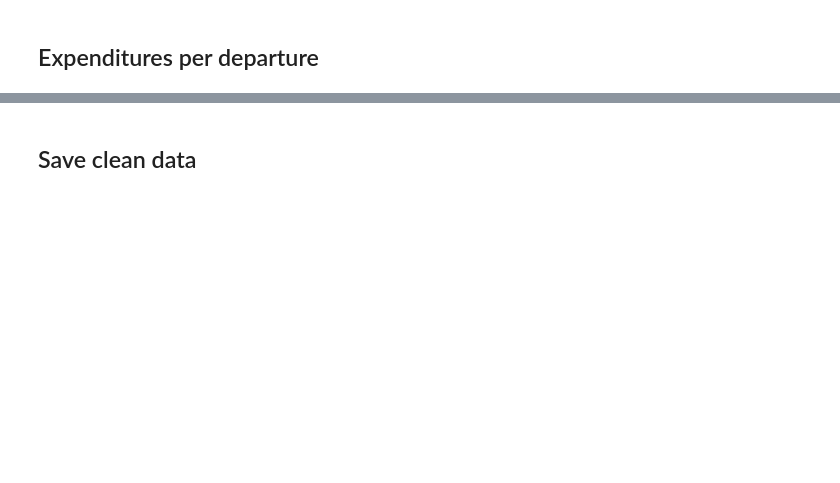
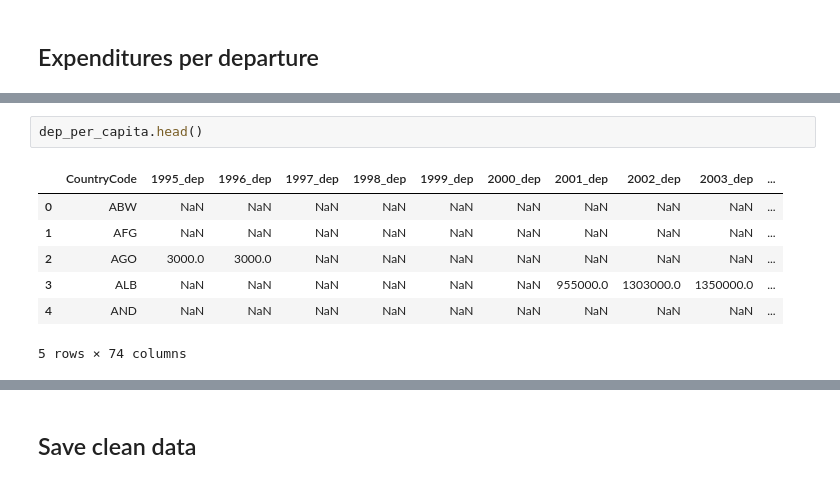
Before and after one commit to com-480-data-visualization/data-visualization-project-2021-itv, a Jupyter notebook: notebook/Data Analysis.ipynb, the cells around one changed output, grey strips where cells are left out. Saved outputs shown, nothing was run; the diff lists cells and outputs as text; blank space fills up the shorter version.

```diff
--- a/notebook/Data Analysis.ipynb
+++ b/notebook/Data Analysis.ipynb
@@ -444,0 +461,10 @@ dep_per_capita.head()
+# %%
+dep_per_capita.head()
+# %% [output]
+|  | CountryCode | 1995_dep | 1996_dep | 1997_dep | 1998_dep | 1999_dep | 2000_dep | 2001_dep | 2002_dep | 2003_dep | ... |
+| 0 | ABW | NaN | NaN | NaN | NaN | NaN | NaN | NaN | NaN | NaN | ... |
+| 1 | AFG | NaN | NaN | NaN | NaN | NaN | NaN | NaN | NaN | NaN | ... |
+| 2 | AGO | 3000.0 | 3000.0 | NaN | NaN | NaN | NaN | NaN | NaN | NaN | ... |
+| 3 | ALB | NaN | NaN | NaN | NaN | NaN | NaN | 955000.0 | 1303000.0 | 1350000.0 | ... |
+| 4 | AND | NaN | NaN | NaN | NaN | NaN | NaN | NaN | NaN | NaN | ... |
+5 rows × 74 columns
```
Also changed, not shown: parts of 14 cells of this notebook, 12 other files.
